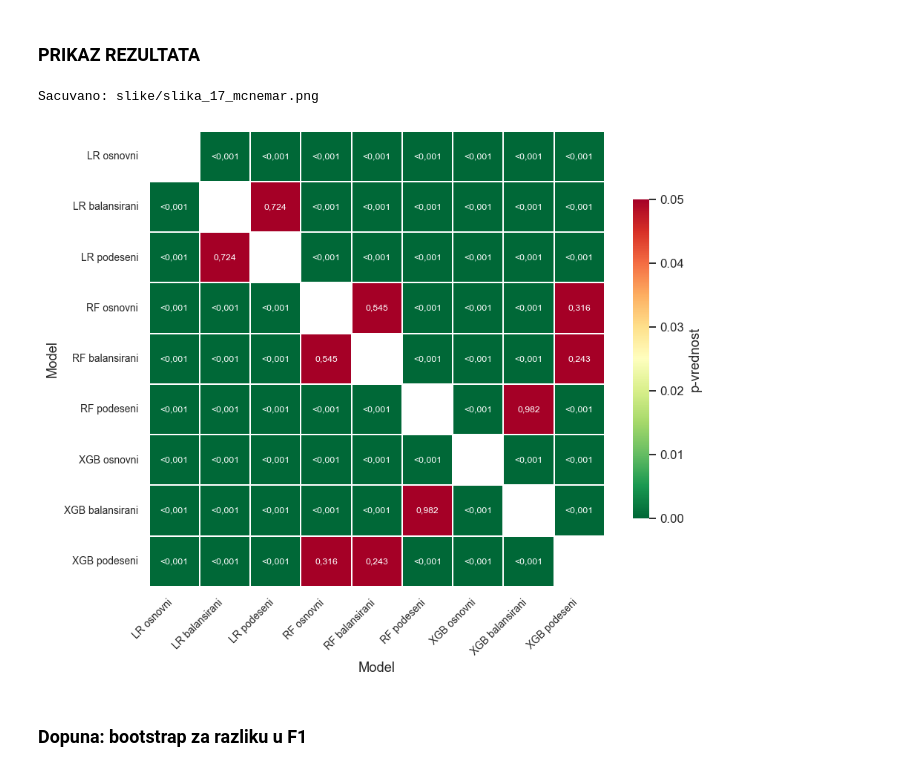
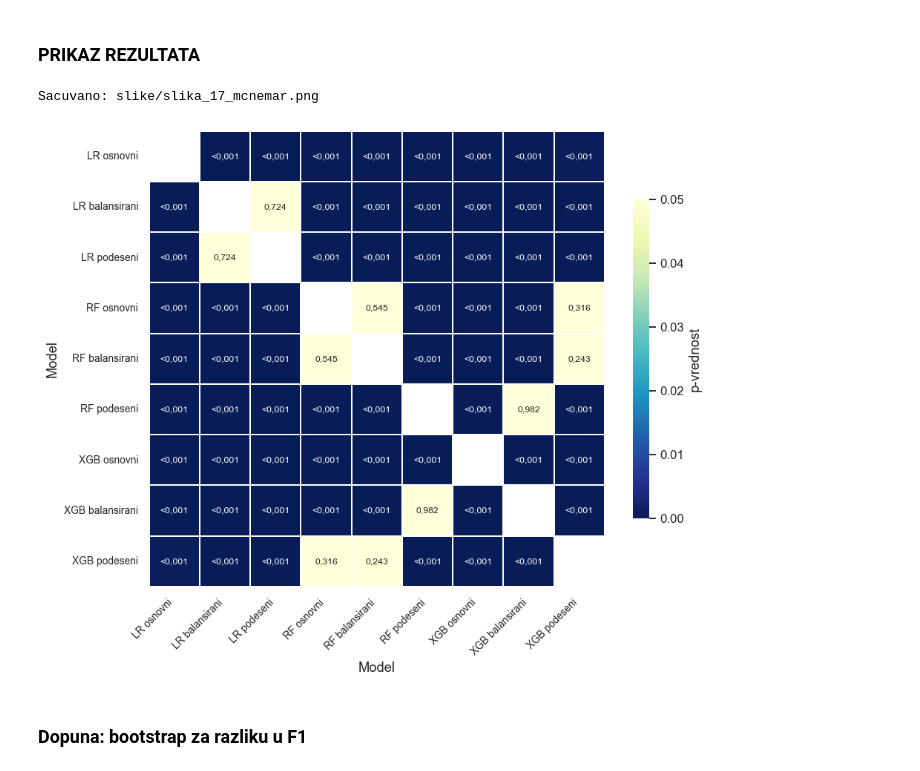
Before and after one commit to stojilkovicca/predvidjanje-napredovanja-zaposlenih, a Jupyter notebook: analiza.ipynb, the cells around one changed output. Cells and saved outputs as stored; diff of their text form; code cells hidden in the pictures.

```diff
--- a/analiza.ipynb
+++ b/analiza.ipynb
@@ -1510,26 +1510,26 @@ RF balansirani    XGB podeseni        2382    0.242849
 # %%
 M = pd.DataFrame(np.nan, index=zbirna['Model'], columns=zbirna['Model'])
 for r in redovi:
     M.loc[r['Model A'], r['Model B']] = r['p-vrednost']
     M.loc[r['Model B'], r['Model A']] = r['p-vrednost']
 
 anot = M.map(lambda v: '' if pd.isna(v) else ('<0,001' if v < 0.001 else f'{v:.3f}'.replace('.', ',')))
 
 sns.set_theme(style='white')
 fig, ax = plt.subplots(figsize=(8.6, 7))
-sns.heatmap(M, mask=M.isna(), annot=anot, fmt='', cmap='RdYlGn_r',
+sns.heatmap(M, mask=M.isna(), annot=anot, fmt='', cmap='YlGnBu_r',
             vmin=0, vmax=0.05, linewidths=1.2, linecolor='white',
             annot_kws={'fontsize': 8}, square=True,
             cbar_kws={'label': 'p-vrednost', 'shrink': 0.7}, ax=ax)
 ax.tick_params(labelsize=9)
 plt.setp(ax.get_xticklabels(), rotation=45, ha='right')
 fig.tight_layout()
 sacuvaj('slika_17_mcnemar')
 plt.show()
 sns.set_theme(style='whitegrid')
 # %% [output]
 Sacuvano: slike/slika_17_mcnemar.png
-[figure, old version]
+[figure, new version]
 # %% [markdown]
 ### Dopuna: bootstrap za razliku u F1
 # %%
```
Also changed, not shown: parts of 5 cells of this notebook, 6 other files.
